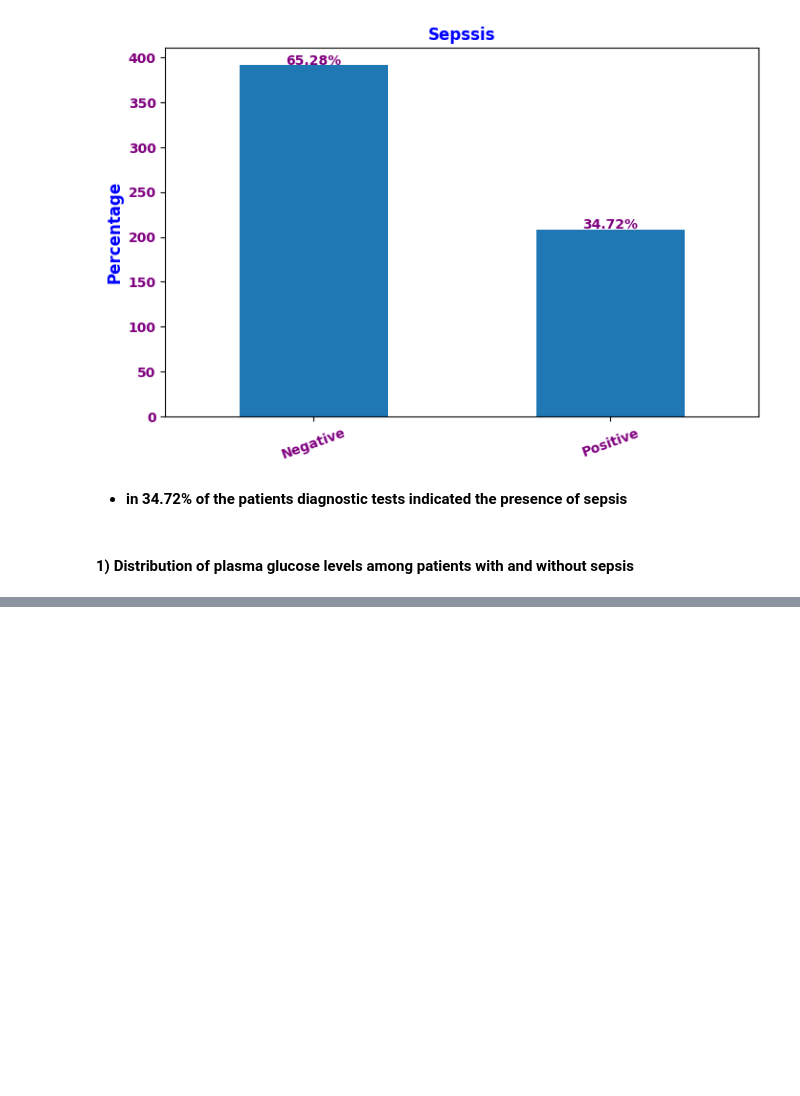
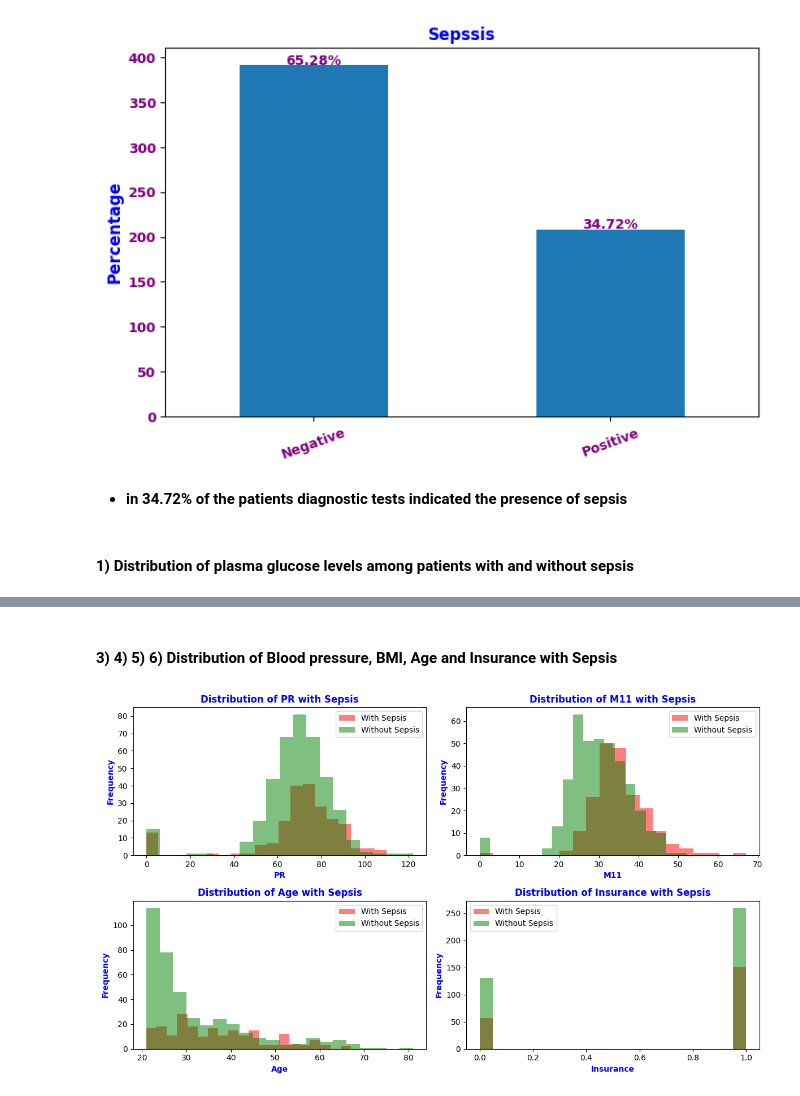
Before and after one commit to tirusew-7/Sepsis-Prediction-API-with-FastAPI, a Jupyter notebook: dev/Sepsis-model.ipynb, the cells around one changed output, grey strips where cells are left out. Drawn from its saved outputs; the diff is of its cells as text; code cells hidden in the pictures; blank space fills up the shorter version.

```diff
--- a/dev/Sepsis-model.ipynb
+++ b/dev/Sepsis-model.ipynb
@@ -187,0 +246,10 @@ ValueError: 'lightred' is not a valid color value.
+# %%
+# Perform independent samples t-test
+print(f"Independent Samples T-test")
+for i, col in enumerate(blood_work_columns[:-1]):
+    statistic, p_value = ttest_ind(sepsis_patients[col], non_sepsis_patients[col])
+    print(f"For blood work results-{i+1}; T-Statistic = {statistic:.2f} and P-value = {p_value:.2f}") # Print the results
+    if p_value <= 0.01: # Interpret the results
+        print(f"==> Since p-value <= 0.01, there is a significant difference in blood work results-{i+1} between patients with and without sepsis.")
+    else:
+        print(f"==> There is no significant difference in blood work results-{i+1} between patients with and without sepsis.")
@@ -187,0 +266,21 @@ ValueError: 'lightred' is not a valid color value.
+# %% [markdown]
+#### **3) 4) 5) 6) Distribution of Blood pressure, BMI, Age and Insurance with Sepsis**
+# %%
+# Distribution of Blood Pressure, Body mass index, Age, and Insurance with Sepsis
+comparison_columns = ['PR', 'M11', 'Age', 'Insurance', 'Sepssis']
+comparison_df = df_train[comparison_columns]
+sepsis_patients = comparison_df[comparison_df['Sepssis'] == 'Positive'] # Separate data with positive sepsis
+non_sepsis_patients = comparison_df[comparison_df['Sepssis'] == 'Negative'] # Separate data with negative sepsis
+plt.figure(figsize=(12, 7)) # figure size
+for i, col in enumerate(comparison_columns[:-1]): # Plot histograms for numerical variables
+    plt.subplot(2, 2, i+1)
+    plt.hist(sepsis_patients[col], bins=20, alpha=0.5, color='red', label='With Sepsis')
+    plt.hist(non_sepsis_patients[col], bins=20, alpha=0.5, color='green', label='Without Sepsis')
+    plt.xlabel(col, color='blue', fontweight='bold')
+    plt.ylabel('Frequency', color='blue', fontweight='bold')
+    plt.title(f'Distribution of {col} with Sepsis', color='Blue', fontweight='bold')
+    plt.legend()
+plt.tight_layout()
+plt.show()
+# %% [output]
+[figure, added]
```
Also changed, not shown: parts of 24 cells of this notebook.
